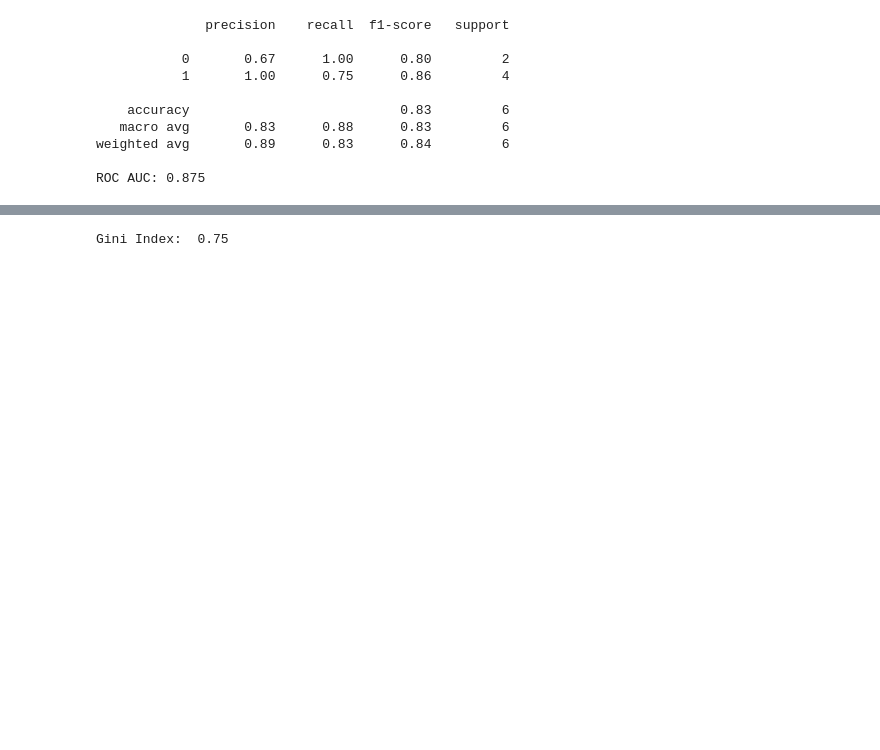
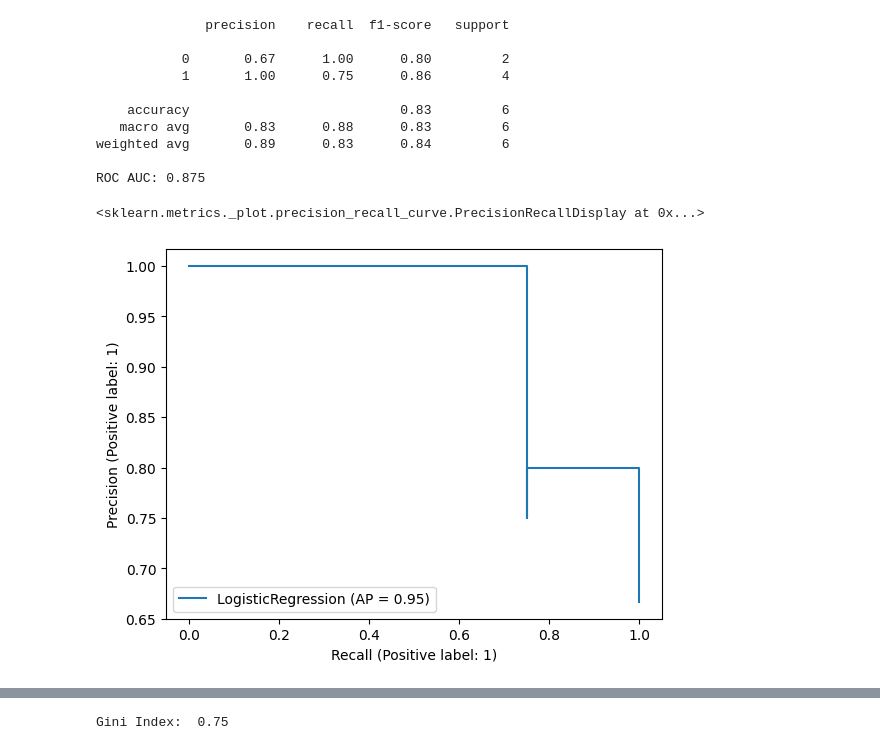
Before and after one commit to jflorescuba/Machine_learning, a Jupyter notebook: GLM_models/Insurance/model.ipynb, the cells around one changed output, grey strips where cells are left out. Saved outputs shown, nothing was run; the diff lists cells and outputs as text; code cells hidden in the pictures; blank space fills up the shorter version.

```diff
--- a/GLM_models/Insurance/model.ipynb
+++ b/GLM_models/Insurance/model.ipynb
@@ -10,0 +11,13 @@ df = pd.read_csv(file)
+# %%
+#Lecture
+
+
+# Dataset and file details
+dataset_name = 'youssefelbadry10/insurance-data'  # Replace with your desired dataset
+file_name = 'insurance.csv'  # Replace with your desired file name
+
+# Call the function to download and load the dataset
+df = download_and_load_kaggle_data(dataset_name, file_name)
+
+# Now you can use the 'df' DataFrame
+print(df.head())
@@ -77,3 +99,8 @@ print("ROC AUC:", auc)
 weighted avg       0.89      0.83      0.84         6
 
 ROC AUC: 0.875
+# %%
+PrecisionRecallDisplay.from_estimator(model, X_test, y_test)
+# %% [output]
+<sklearn.metrics._plot.precision_recall_curve.PrecisionRecallDisplay at 0x...>
+[figure, added]
```
Also changed, not shown: parts of 5 cells of this notebook, 3 other files.
